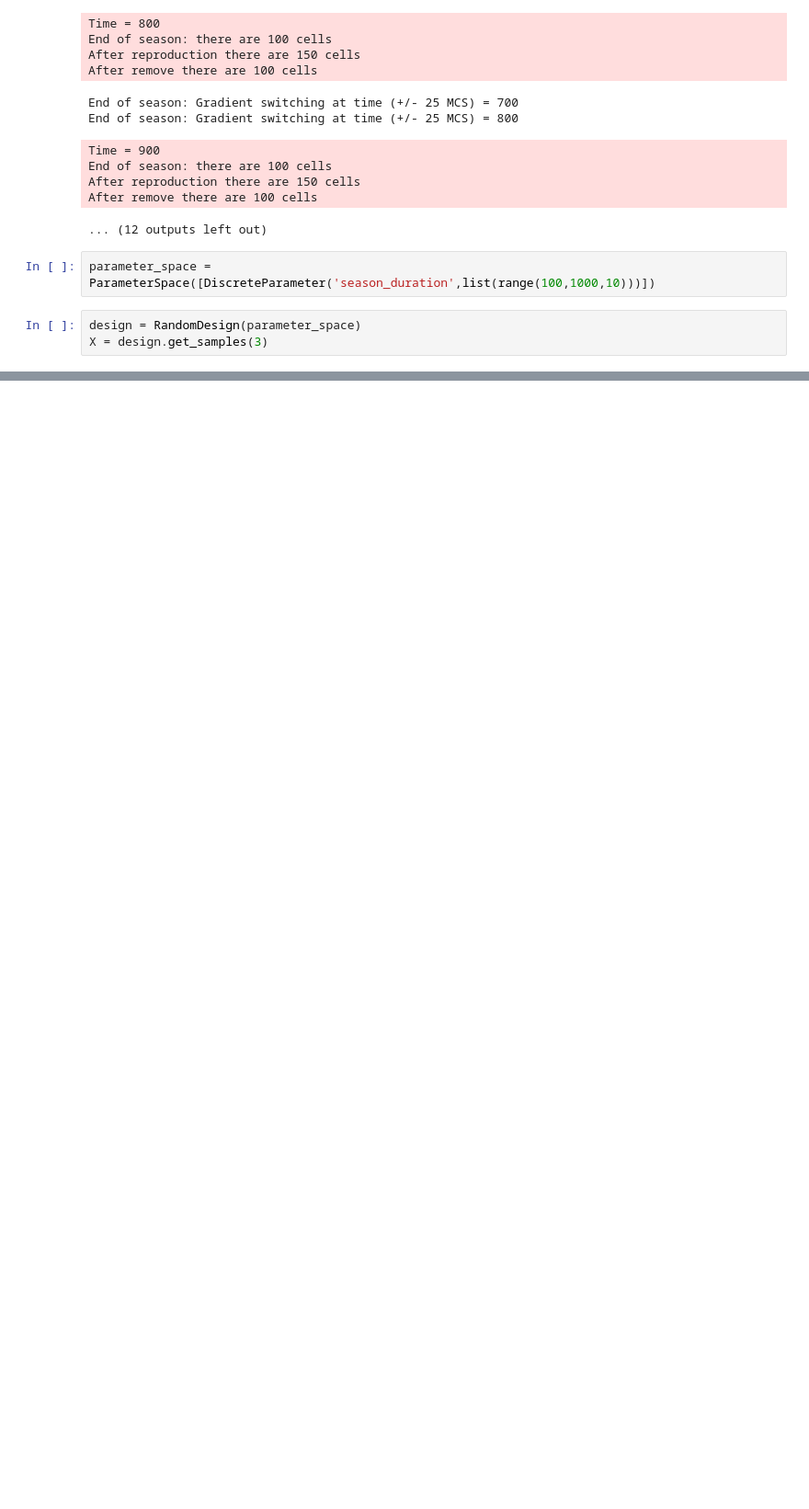
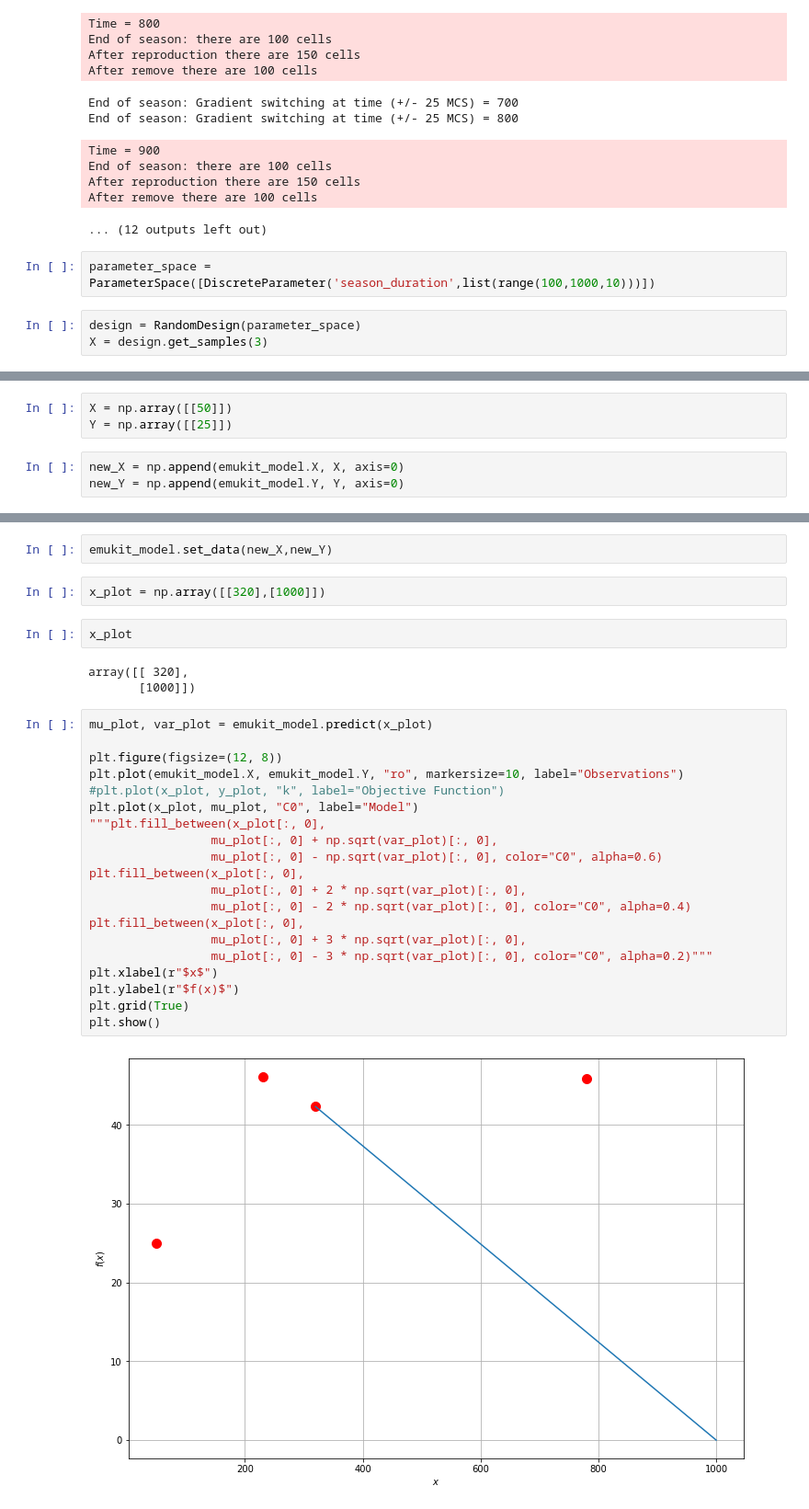
Before and after one commit to naveenr414/cell-simulation, a Jupyter notebook: scripts/notebooks/Important Features Experiment.ipynb, the cells around one changed output, grey strips where cells are left out. Shown at 92% size. Saved outputs shown, nothing was run; the diff lists cells and outputs as text; blank space fills up the shorter version.

Commit message:
Played around with emukit in notebook

```diff
--- a/scripts/notebooks/Important Features Experiment.ipynb
+++ b/scripts/notebooks/Important Features Experiment.ipynb
@@ -261,0 +269,6 @@ AssertionError: At least 3 dimensional X needed, X.shape=(3, 1)
+# %%
+X = np.array([[50]])
+Y = np.array([[25]])
+# %%
+new_X = np.append(emukit_model.X, X, axis=0)
+new_Y = np.append(emukit_model.Y, Y, axis=0)
@@ -261,0 +286,31 @@ AssertionError: At least 3 dimensional X needed, X.shape=(3, 1)
+# %%
+emukit_model.set_data(new_X,new_Y)
+# %%
+x_plot = np.array([[320],[1000]])
+# %%
+x_plot
+# %% [output]
+array([[ 320],
+       [1000]])
+# %%
+mu_plot, var_plot = emukit_model.predict(x_plot)
+
+plt.figure(figsize=(12, 8))
+plt.plot(emukit_model.X, emukit_model.Y, "ro", markersize=10, label="Observations")
+#plt.plot(x_plot, y_plot, "k", label="Objective Function")
+plt.plot(x_plot, mu_plot, "C0", label="Model")
+"""plt.fill_between(x_plot[:, 0],
+                 mu_plot[:, 0] + np.sqrt(var_plot)[:, 0],
+                 mu_plot[:, 0] - np.sqrt(var_plot)[:, 0], color="C0", alpha=0.6)
+plt.fill_between(x_plot[:, 0],
+                 mu_plot[:, 0] + 2 * np.sqrt(var_plot)[:, 0],
+                 mu_plot[:, 0] - 2 * np.sqrt(var_plot)[:, 0], color="C0", alpha=0.4)
+plt.fill_between(x_plot[:, 0],
+                 mu_plot[:, 0] + 3 * np.sqrt(var_plot)[:, 0],
+                 mu_plot[:, 0] - 3 * np.sqrt(var_plot)[:, 0], color="C0", alpha=0.2)"""
+plt.xlabel(r"$x$")
+plt.ylabel(r"$f(x)$")
+plt.grid(True)
+plt.show()
+# %% [output]
+[figure, added]
```
Also changed, not shown: parts of 7 cells of this notebook, 2 other files.
